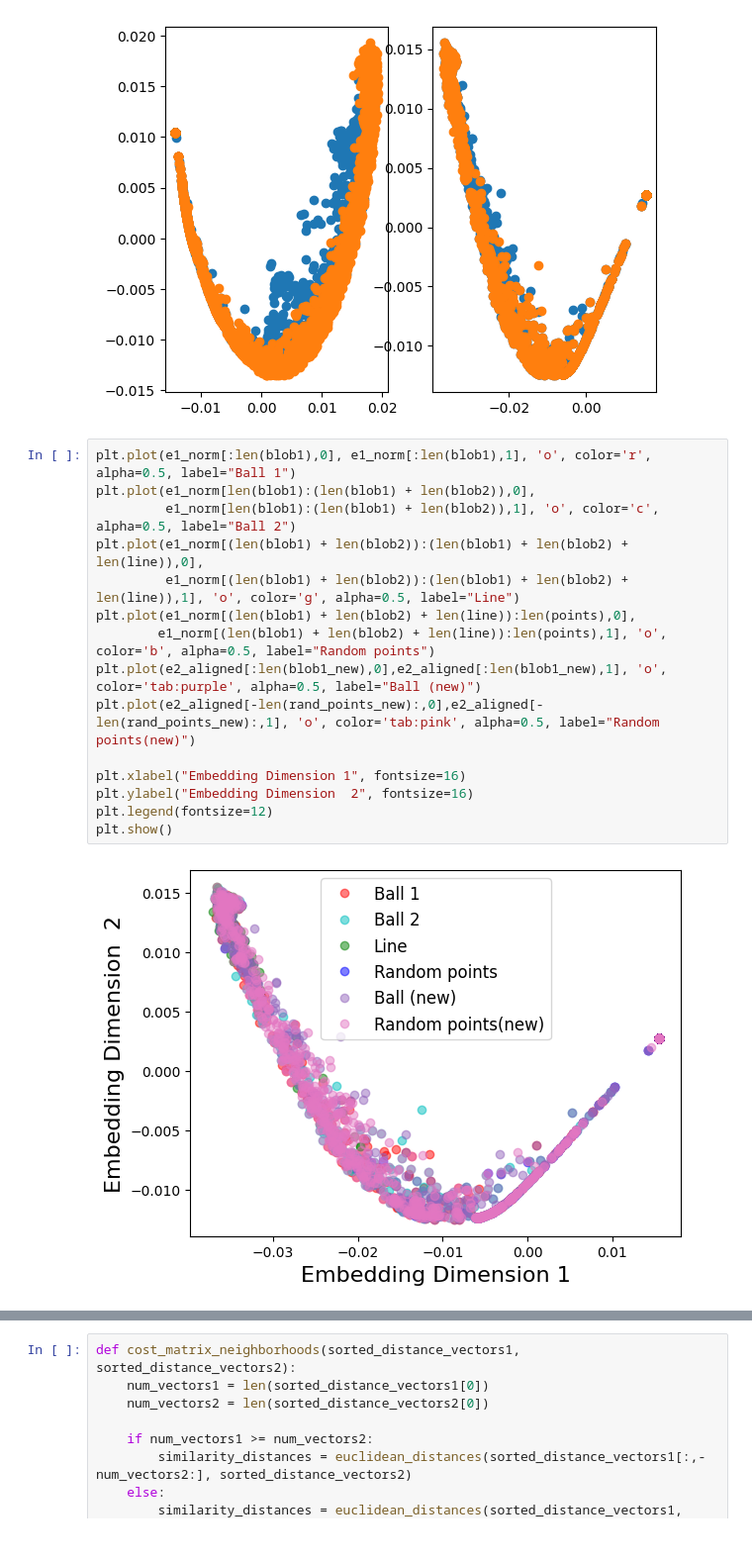
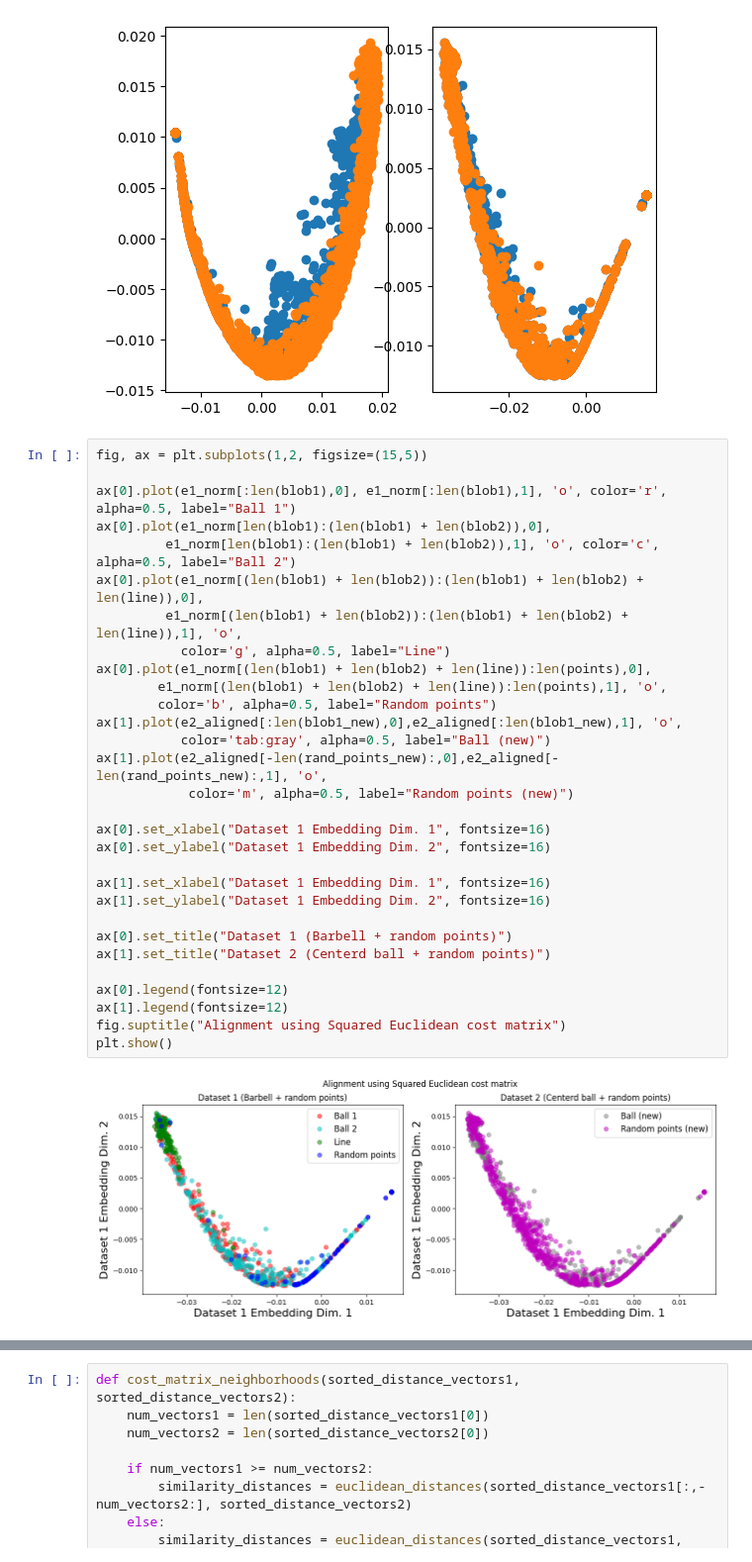
Before and after one commit to asmuzsoy/galaxy-manifolds, a Jupyter notebook: optimal_transport_test.ipynb, the cells around one changed output, grey strips where cells are left out. Shown at 99% size. Saved outputs shown, nothing was run; the diff lists cells and outputs as text.

Commit message:
improving figures

```diff
--- a/optimal_transport_test.ipynb
+++ b/optimal_transport_test.ipynb
@@ -458,20 +458,35 @@ ax[1].plot(e1_norm[:,0], e1_norm[:,1], 'o')
 [<matplotlib.lines.Line2D at 0x...>]
 [figure]
 # %%
-plt.plot(e1_norm[:len(blob1),0], e1_norm[:len(blob1),1], 'o', color='r', alpha=0.5, label="Ball 1")
-plt.plot(e1_norm[len(blob1):(len(blob1) + len(blob2)),0],
+fig, ax = plt.subplots(1,2, figsize=(15,5))
+
+ax[0].plot(e1_norm[:len(blob1),0], e1_norm[:len(blob1),1], 'o', color='r', alpha=0.5, label="Ball 1")
+ax[0].plot(e1_norm[len(blob1):(len(blob1) + len(blob2)),0],
          e1_norm[len(blob1):(len(blob1) + len(blob2)),1], 'o', color='c', alpha=0.5, label="Ball 2")
-plt.plot(e1_norm[(len(blob1) + len(blob2)):(len(blob1) + len(blob2) + len(line)),0],
-         e1_norm[(len(blob1) + len(blob2)):(len(blob1) + len(blob2) + len(line)),1], 'o', color='g', alpha=0.5, label="Line")
-plt.plot(e1_norm[(len(blob1) + len(blob2) + len(line)):len(points),0],
-        e1_norm[(len(blob1) + len(blob2) + len(line)):len(points),1], 'o', color='b', alpha=0.5, label="Random points")
-plt.plot(e2_aligned[:len(blob1_new),0],e2_aligned[:len(blob1_new),1], 'o', color='tab:purple', alpha=0.5, label="Ball (new)")
-plt.plot(e2_aligned[-len(rand_points_new):,0],e2_aligned[-len(rand_points_new):,1], 'o', color='tab:pink', alpha=0.5, label="Random points(new)")
+ax[0].plot(e1_norm[(len(blob1) + len(blob2)):(len(blob1) + len(blob2) + len(line)),0],
+         e1_norm[(len(blob1) + len(blob2)):(len(blob1) + len(blob2) + len(line)),1], 'o',
+           color='g', alpha=0.5, label="Line")
+ax[0].plot(e1_norm[(len(blob1) + len(blob2) + len(line)):len(points),0],
+        e1_norm[(len(blob1) + len(blob2) + len(line)):len(points),1], 'o',
+        color='b', alpha=0.5, label="Random points")
+ax[1].plot(e2_aligned[:len(blob1_new),0],e2_aligned[:len(blob1_new),1], 'o',
+           color='tab:gray', alpha=0.5, label="Ball (new)")
+ax[1].plot(e2_aligned[-len(rand_points_new):,0],e2_aligned[-len(rand_points_new):,1], 'o',
+            color='m', alpha=0.5, label="Random points (new)")
 
-plt.xlabel("Embedding Dimension 1", fontsize=16)
-plt.ylabel("Embedding Dimension  2", fontsize=16)
-plt.legend(fontsize=12)
+ax[0].set_xlabel("Dataset 1 Embedding Dim. 1", fontsize=16)
+ax[0].set_ylabel("Dataset 1 Embedding Dim. 2", fontsize=16)
+
+ax[1].set_xlabel("Dataset 1 Embedding Dim. 1", fontsize=16)
+ax[1].set_ylabel("Dataset 1 Embedding Dim. 2", fontsize=16)
+
+ax[0].set_title("Dataset 1 (Barbell + random points)")
+ax[1].set_title("Dataset 2 (Centerd ball + random points)")
+
+ax[0].legend(fontsize=12)
+ax[1].legend(fontsize=12)
+fig.suptitle("Alignment using Squared Euclidean cost matrix")
 plt.show()
 # %% [output]
-[figure, old version]
+[figure, new version]
 # %%
```
Also changed, not shown: parts of 6 cells of this notebook.
